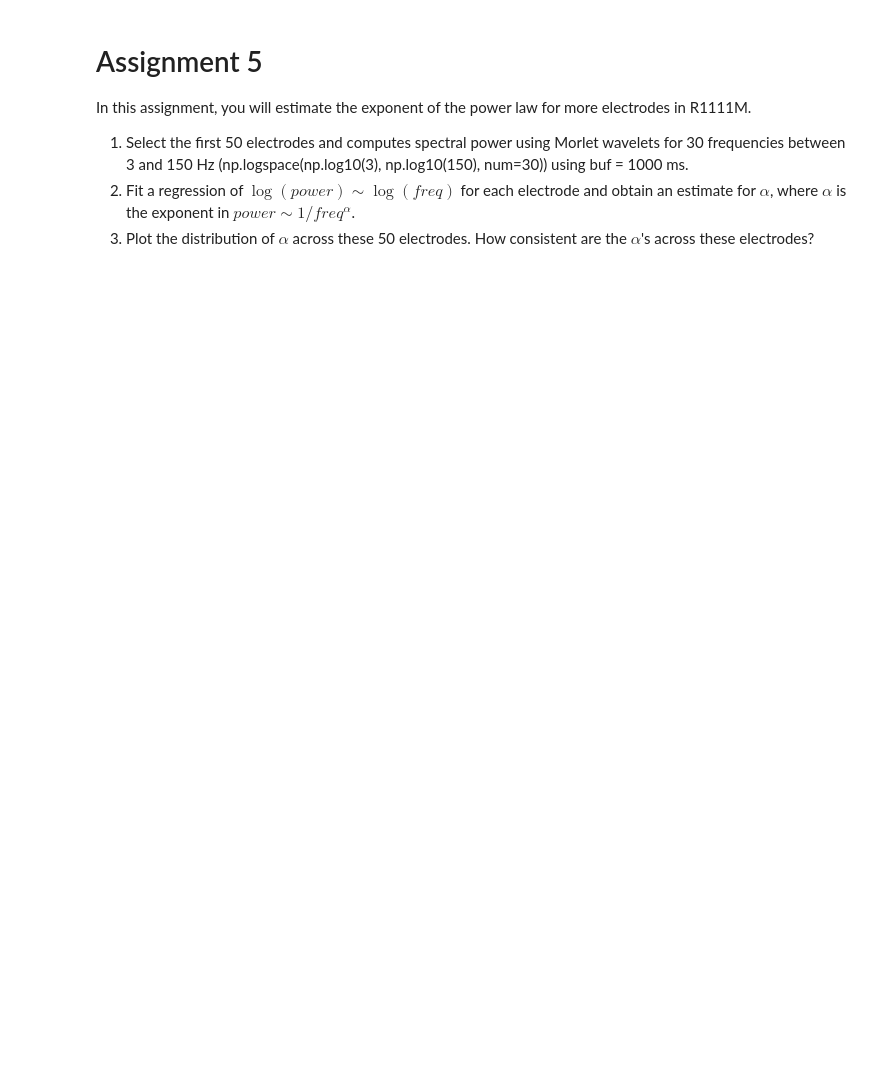
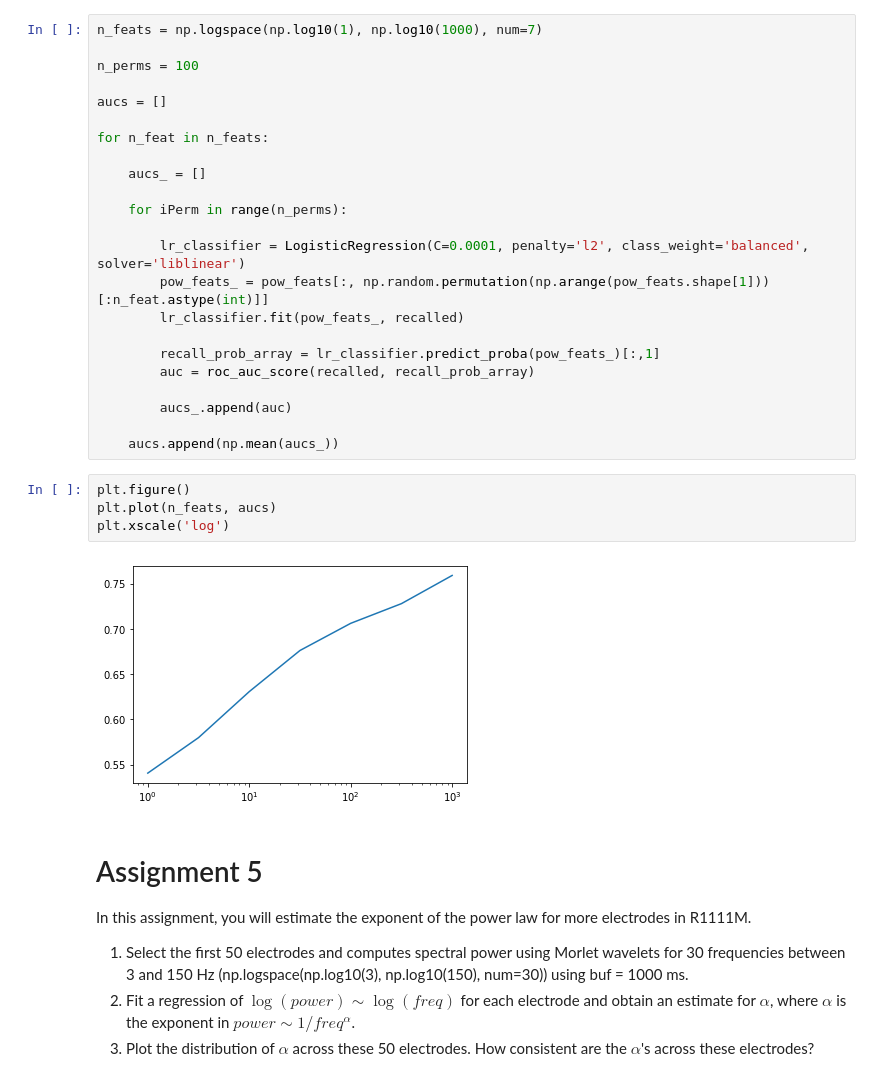
Before and after one commit to pennmem/CMLWorkshop, a Jupyter notebook: solutions/solution_5.ipynb, the cells around one changed output. Saved outputs shown, nothing was run; the diff lists cells and outputs as text; blank space fills up the shorter version.

```diff
--- a/solutions/solution_5.ipynb
+++ b/solutions/solution_5.ipynb
@@ -1,3 +191,32 @@
+# %%
+n_feats = np.logspace(np.log10(1), np.log10(1000), num=7)
+
+n_perms = 100
+
+aucs = []
+
+for n_feat in n_feats:
+
+    aucs_ = []
+
+    for iPerm in range(n_perms):
+
+        lr_classifier = LogisticRegression(C=0.0001, penalty='l2', class_weight='balanced', solver='liblinear')
+        pow_feats_ = pow_feats[:, np.random.permutation(np.arange(pow_feats.shape[1]))[:n_feat.astype(int)]]
+        lr_classifier.fit(pow_feats_, recalled)
+
+        recall_prob_array = lr_classifier.predict_proba(pow_feats_)[:,1]
+        auc = roc_auc_score(recalled, recall_prob_array)
+
+        aucs_.append(auc)
+
+    aucs.append(np.mean(aucs_))
+# %%
+plt.figure()
+plt.plot(n_feats, aucs)
+plt.xscale('log')
+# %% [output]
+[figure, added]
 # %% [markdown]
 # Assignment 5
 In this assignment, you will estimate the exponent of the power law for more electrodes in R1111M.
```
Also changed, not shown: parts of 19 cells of this notebook, 2 other files.
